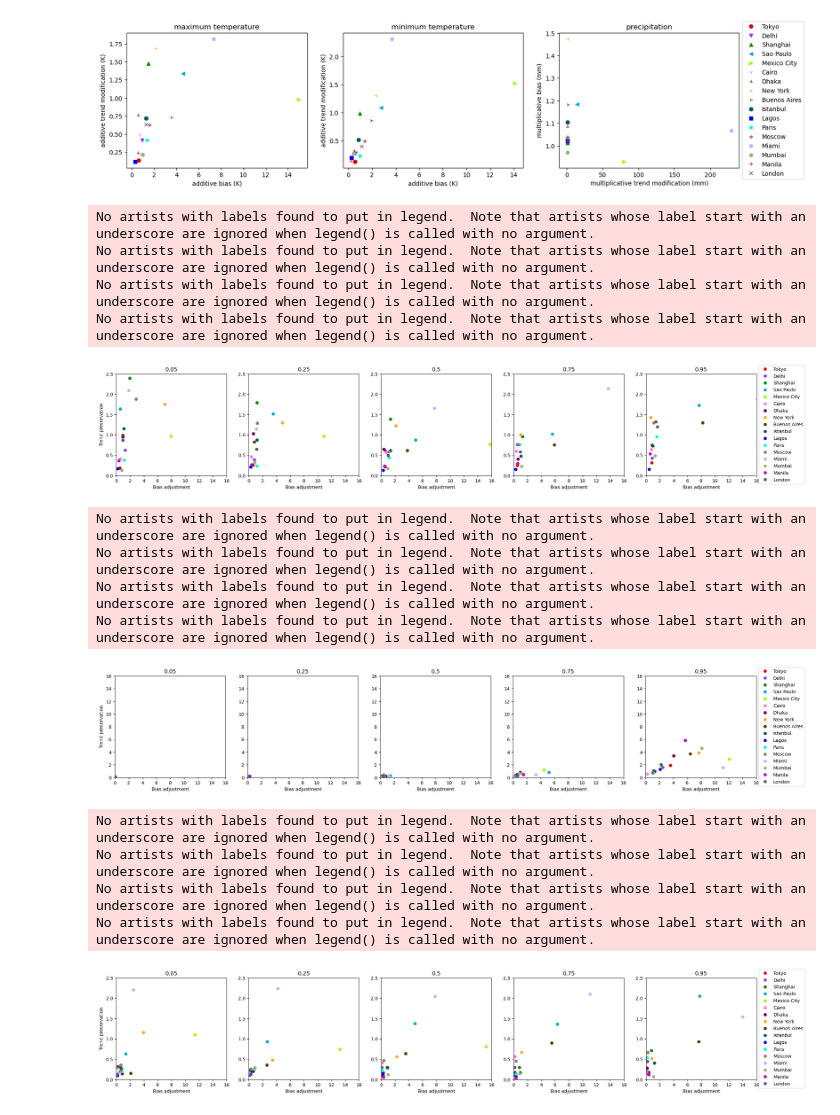
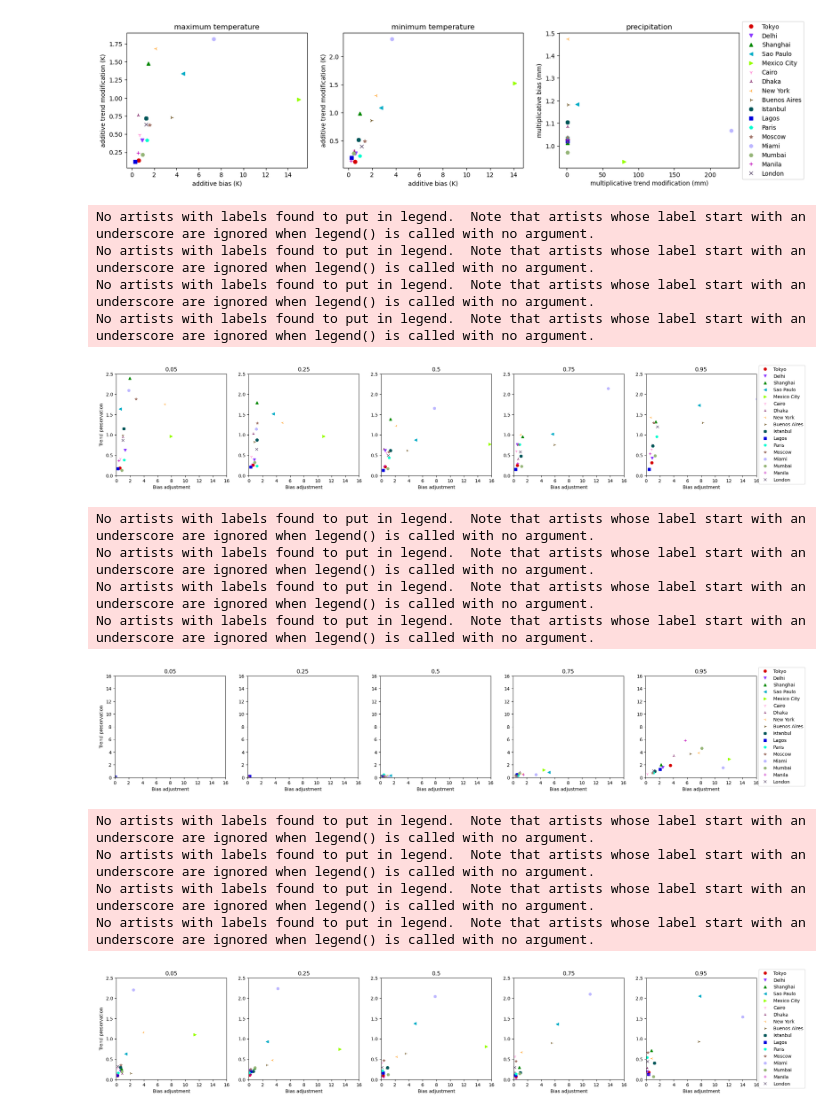
Before and after one commit to ClimateImpactLab/downscaleCMIP6, a Jupyter notebook: notebooks/paper_analysis/error_biasadjustment_trendpreservation_cities.ipynb, the cells around one changed output. Drawn from its saved outputs; the diff is of its cells as text; code cells hidden in the pictures.

Commit message:
Fix city aesthetics across notebook plots

```diff
--- a/notebooks/paper_analysis/error_biasadjustment_trendpreservation_cities.ipynb
+++ b/notebooks/paper_analysis/error_biasadjustment_trendpreservation_cities.ipynb
@@ -18,12 +15,24 @@ gs://downscaled-288ec5ac/diagnostics/RELEASE-{delivery_version}/{diagnostics_nam
 "read_gcs_zarr('gs://downscaled-48ec31ab/diagnostics/RELEASE-v1.1/clean-daily-precip-diagnostics/ScenarioMIP/BCC/BCC-CSM2-MR/ssp370/r1i1p1f1/day/pr/v1.1.zarr')"
 # %%
 plot_dir = '/gcs/impactlab-data/climate/downscaling/paper/'
-# %%
-import itertools
-import colorcet as cc
-
-mpl.style.use('default')
-clrs = itertools.cycle(sns.color_palette(cc.glasbey, n_colors=17))
-mrkrs = itertools.cycle(list(Line2D.markers.keys())[2:19])
 # %%
-sns.color_palette(cc.glasbey, n_colors=17)
+# Set colors and markers so common to all plots.
+city_aesthetics = {
+    "Tokyo": ("#d60000", "o"),
+    "Delhi": ("#8c3bff", "v"),
+    "Shanghai": ("#018700", "^"),
+    "Sao Paulo": ("#00acc6", "<"),
+    "Mexico City": ("#97ff00", ">"),
+    "Cairo": ("#ff7ed1", "1"),
+    "Dhaka": ("#6b004f", "2"),
+    "New York": ("#ffa52f", "3"),
+    "Buenos Aires": ("#573b00", "4"),
+    "Istanbul": ("#005659", "8"),
+    "Lagos": ("#0000dd", "s"),
+    "Paris": ("#00fdcf", "p"),
+    "Moscow": ("#a17569", "*"),
+    "Miami": ("#bcb6ff", "h"),
+    "Mumbai": ("#95b577", "H"),
+    "Manila": ("#bf03b8", "+"),
+    "London": ("#645474", "x"),
+}
@@ -91,8 +82,8 @@ for i, variable in enumerate(['tasmax']):
 
         city_absolute_error[city] = abs_error
 
-
-        axes[i].plot(city_absolute_error[city], city_trend_error[city], 'o', c=next(clrs), label=city)
+        color, symbol = city_aesthetics[city]
+        axes[i].plot(city_absolute_error[city], city_trend_error[city], symbol, c=color, label=city)
     axes[i].set_xlabel('Bias adjustment')
     axes[0].set_ylabel('Trend preservation')
 
@@ -159,8 +150,9 @@ for i, variable in enumerate(['tasmax', 'tasmin', 'precip']):
 
         city_absolute_error[city] = abs_error
 
+        color, symbol = city_aesthetics[city]
 
-        axes[i].plot(city_absolute_error[city], city_trend_error[city], next(mrkrs), c=next(clrs), label=city)
+        axes[i].plot(city_absolute_error[city], city_trend_error[city], symbol, c=color, label=city)
         axes[i].set_ylabel('additive trend modification (K)')
         axes[i].set_xlabel('additive bias (K)')
         # axes[i].set_ylim([0, 2.5])
@@ -229,36 +221,36 @@ for i, q in enumerate([0.05, 0.25, 0.5, 0.75, 0.95]):
 
         sim_trend = (var_ssp370_clean.sel(city=city)[var].sel(time=slice('2080', '2099')).groupby('time.year').quantile(q).values
                      - var_hist_clean.sel(city=city)[var].sel(time=slice('1995', '2014')).groupby('time.year').quantile(q).values)
 
         downscale_trend = (var_ssp370_ds.sel(city=city)[var].sel(time=slice('2080', '2099')).groupby('time.year').quantile(q).values
                            - var_hist_ds.sel(city=city)[var].sel(time=slice('1995', '2014')).groupby('time.year').quantile(q).values)
 
         city_error = np.median(np.abs(downscale_trend - sim_trend))
         city_trend_error[city] = city_error
 
         sim_hist = (var_hist_ds.sel(city=city)[var].sel(time=slice('1995', '2014')).groupby('time.year').quantile(q).values
                     - var_ref.sel(city=city)[var].sel(time=slice('1995', '2014')).groupby('time.year').quantile(q).values)
 
         abs_error = np.median(np.abs(sim_hist))
 
         city_absolute_error[city] = abs_error
 
-
-        axes[i].plot(city_absolute_error[city], city_trend_error[city], 'o', c=next(clrs), label=city)
+        color, symbol = city_aesthetics[city]
+        axes[i].plot(city_absolute_error[city], city_trend_error[city], symbol, c=color, label=city)
     axes[i].set_xlabel('Bias adjustment')
     axes[i].set_xlim([0, 16])
     axes[i].set_ylim([0, 2.5])
     axes[0].set_ylabel('Trend preservation')
 
     axes[4].legend(loc='center left', bbox_to_anchor=(1, 0.5))
 
     axes[i].set_title('{}'.format(q))
 # %% [output]
 No artists with labels found to put in legend.  Note that artists whose label start with an underscore are ignored when legend() is called with no argument.
 No artists with labels found to put in legend.  Note that artists whose label start with an underscore are ignored when legend() is called with no argument.
 No artists with labels found to put in legend.  Note that artists whose label start with an underscore are ignored when legend() is called with no argument.
 No artists with labels found to put in legend.  Note that artists whose label start with an underscore are ignored when legend() is called with no argument.
-[figure, old version]
+[figure, new version]
 # %%
 fig, axes = plt.subplots(1, 5, figsize=(25, 4))
 
@@ -304,8 +296,8 @@ for i, q in enumerate([0.05, 0.25, 0.5, 0.75, 0.95]):
 
         city_absolute_error[city] = abs_error
 
-
-        axes[i].plot(city_absolute_error[city], city_trend_error[city], 'o', c=next(clrs), label=city)
+        color, symbol = city_aesthetics[city]
+        axes[i].plot(city_absolute_error[city], city_trend_error[city], symbol, c=color, label=city)
     axes[i].set_xlabel('Bias adjustment')
     axes[i].set_xlim([0, 16])
     axes[i].set_ylim([0, 16])
@@ -319,7 +311,7 @@ No artists with labels found to put in legend.  Note that artists whose label st
 No artists with labels found to put in legend.  Note that artists whose label start with an underscore are ignored when legend() is called with no argument.
 No artists with labels found to put in legend.  Note that artists whose label start with an underscore are ignored when legend() is called with no argument.
 No artists with labels found to put in legend.  Note that artists whose label start with an underscore are ignored when legend() is called with no argument.
-[figure, old version]
+[figure, new version]
 # %%
 fig, axes = plt.subplots(1, 5, figsize=(25, 4))
 
@@ -365,8 +357,8 @@ for i, q in enumerate([0.05, 0.25, 0.5, 0.75, 0.95]):
 
         city_absolute_error[city] = abs_error
 
-
-        axes[i].plot(city_absolute_error[city], city_trend_error[city], 'o', c=next(clrs), label=city)
+        color, symbol = city_aesthetics[city]
+        axes[i].plot(city_absolute_error[city], city_trend_error[city], symbol, c=color, label=city)
     axes[i].set_xlabel('Bias adjustment')
     axes[i].set_xlim([0, 16])
     axes[i].set_ylim([0, 2.5])
@@ -380,7 +372,7 @@ No artists with labels found to put in legend.  Note that artists whose label st
 No artists with labels found to put in legend.  Note that artists whose label start with an underscore are ignored when legend() is called with no argument.
 No artists with labels found to put in legend.  Note that artists whose label start with an underscore are ignored when legend() is called with no argument.
 No artists with labels found to put in legend.  Note that artists whose label start with an underscore are ignored when legend() is called with no argument.
-[figure, old version]
+[figure, new version]
 # %%
 fig, axes = plt.subplots(1, 5, figsize=(25, 4))
 
```
Also changed, not shown: parts of 6 cells of this notebook.
